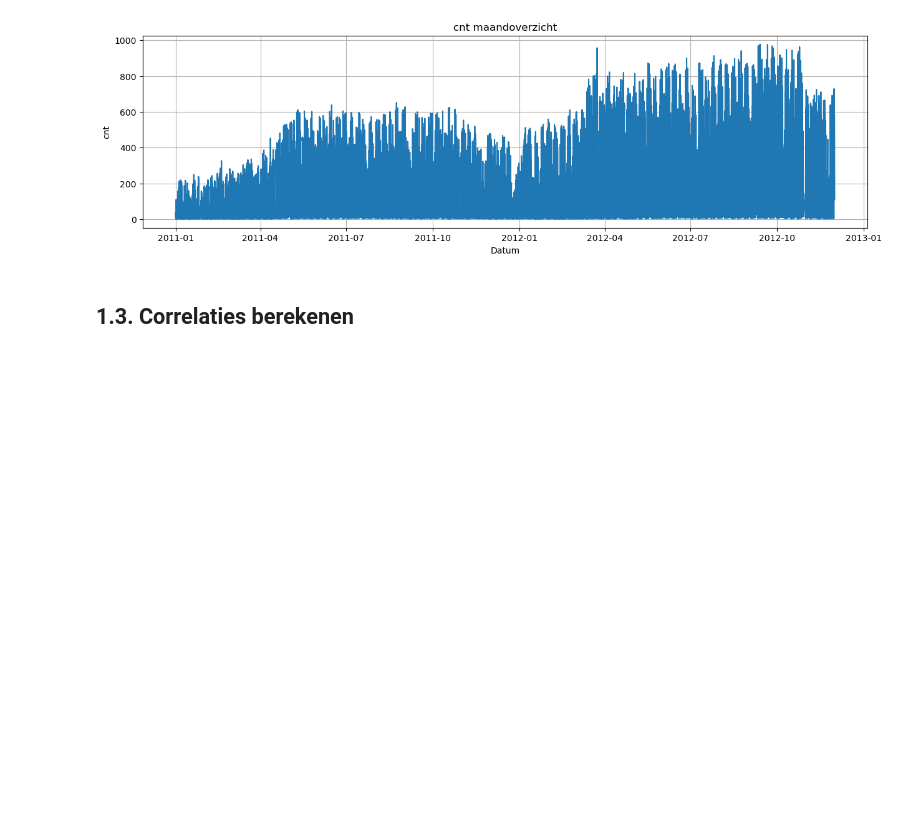
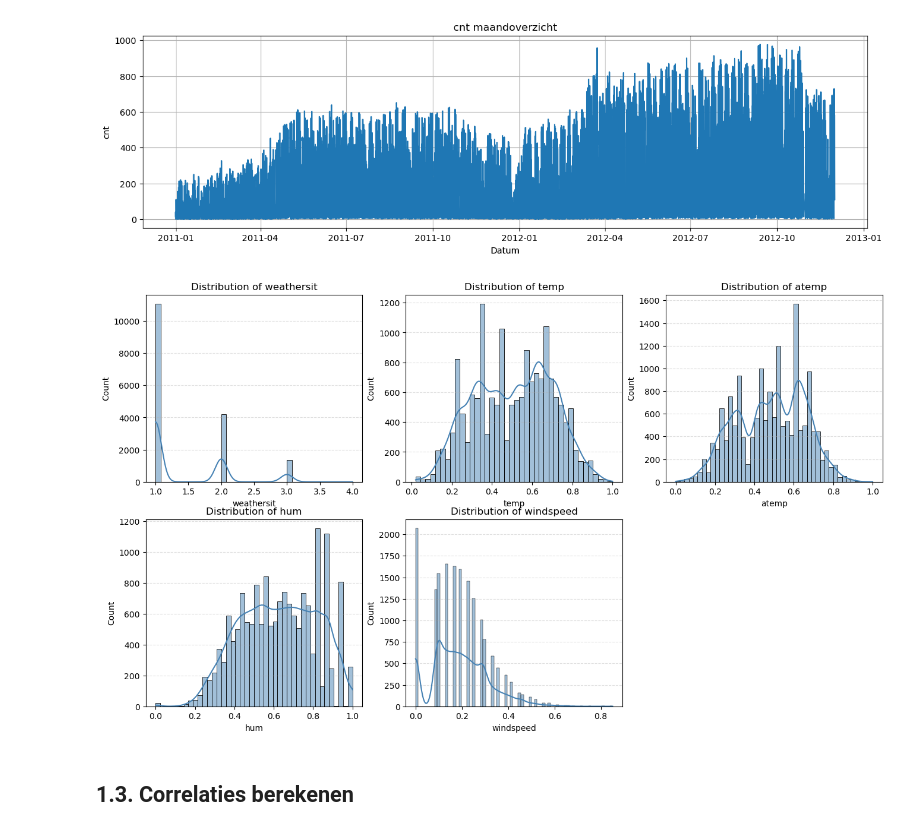
Before and after one commit to Roan-hhs/machine_learning_semester3, a Jupyter notebook: portfolio_2/portfolio2.ipynb, the cells around one changed output. Saved outputs shown, nothing was run; the diff lists cells and outputs as text; code cells hidden in the pictures; blank space fills up the shorter version.

```diff
--- a/portfolio_2/portfolio2.ipynb
+++ b/portfolio_2/portfolio2.ipynb
@@ -107,6 +107,29 @@ for column in columns:
 [figure]
 [figure]
 [figure]
+# %%
+# Prompt: https://chatgpt.com/s/p_6b06b39c39948191b5d79e65246452d1
+
+
+columns_hist = ['weathersit', 'temp', 'atemp', 'hum', 'windspeed', 'cnt']
+
+fig, axes = plt.subplots(2, 3, figsize=(16, 9))
+axes = axes.flatten()
+
+for i, column in enumerate(columns_hist):
+    sns.histplot(
+        data=df,
+        x=column,
+        kde=True,
+        ax=axes[i],
+        color='steelblue'
+    )
+    axes[i].set_title(f'Distribution of {column}')
+    axes[i].grid(axis='y', linestyle='--', alpha=0.4)
+
+axes[-1].set_visible(False)
+# %% [output]
+[figure, added]
 # %% [markdown]
 ## 1.3. Correlaties berekenen
 # %%
```
Also changed, not shown: parts of 13 cells of this notebook.
